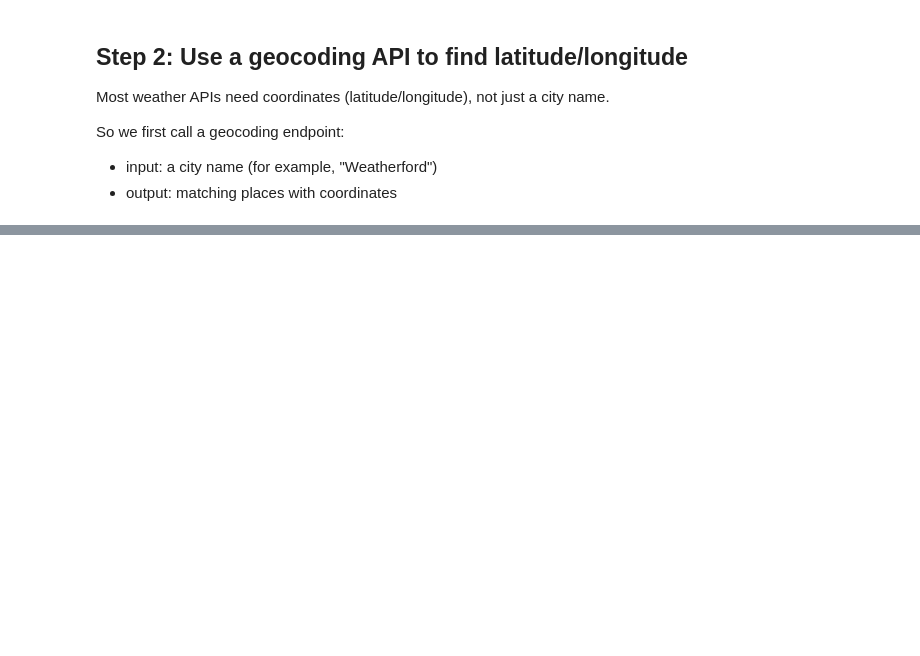
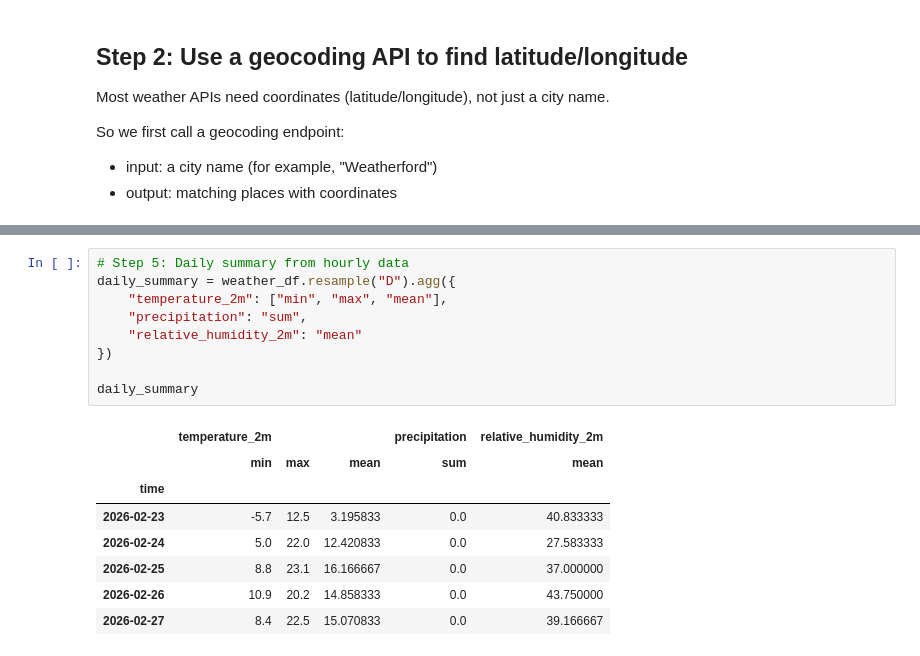
Before and after one commit to jeremy-evert/handson-ml3, a Jupyter notebook: api_practice/api_practice.ipynb, the cells around one changed output, grey strips where cells are left out. Saved outputs shown, nothing was run; the diff lists cells and outputs as text; blank space fills up the shorter version.

```diff
--- a/api_practice/api_practice.ipynb
+++ b/api_practice/api_practice.ipynb
@@ -125,0 +196,18 @@ dict_keys(['latitude', 'longitude', 'generationtime_ms', 'utc_offset_seconds', '
+# %%
+# Step 5: Daily summary from hourly data
+daily_summary = weather_df.resample("D").agg({
+    "temperature_2m": ["min", "max", "mean"],
+    "precipitation": "sum",
+    "relative_humidity_2m": "mean"
+})
+
+daily_summary
+# %% [output]
+|  | temperature_2m |  |  | precipitation | relative_humidity_2m |
+|  | min | max | mean | sum | mean |
+| time |  |  |  |  |  |
+| 2026-02-23 | -5.7 | 12.5 | 3.195833 | 0.0 | 40.833333 |
+| 2026-02-24 | 5.0 | 22.0 | 12.420833 | 0.0 | 27.583333 |
+| 2026-02-25 | 8.8 | 23.1 | 16.166667 | 0.0 | 37.000000 |
+| 2026-02-26 | 10.9 | 20.2 | 14.858333 | 0.0 | 43.750000 |
+| 2026-02-27 | 8.4 | 22.5 | 15.070833 | 0.0 | 39.166667 |
```
Also changed, not shown: parts of 13 cells of this notebook.
